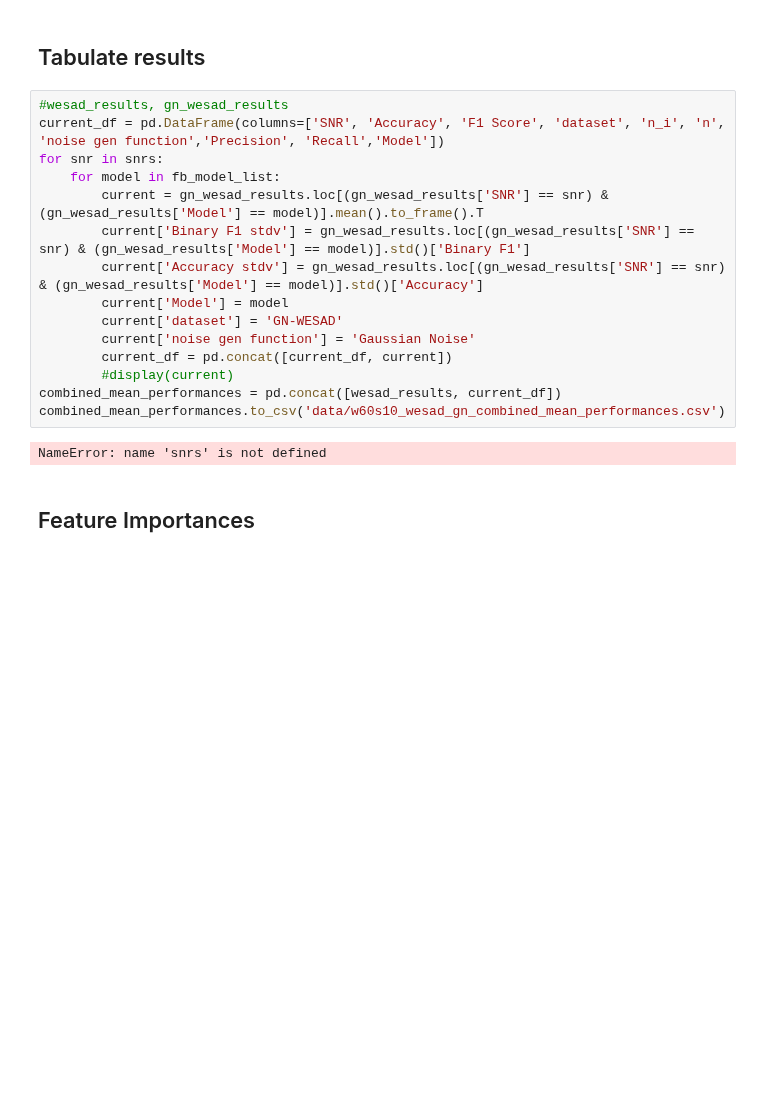
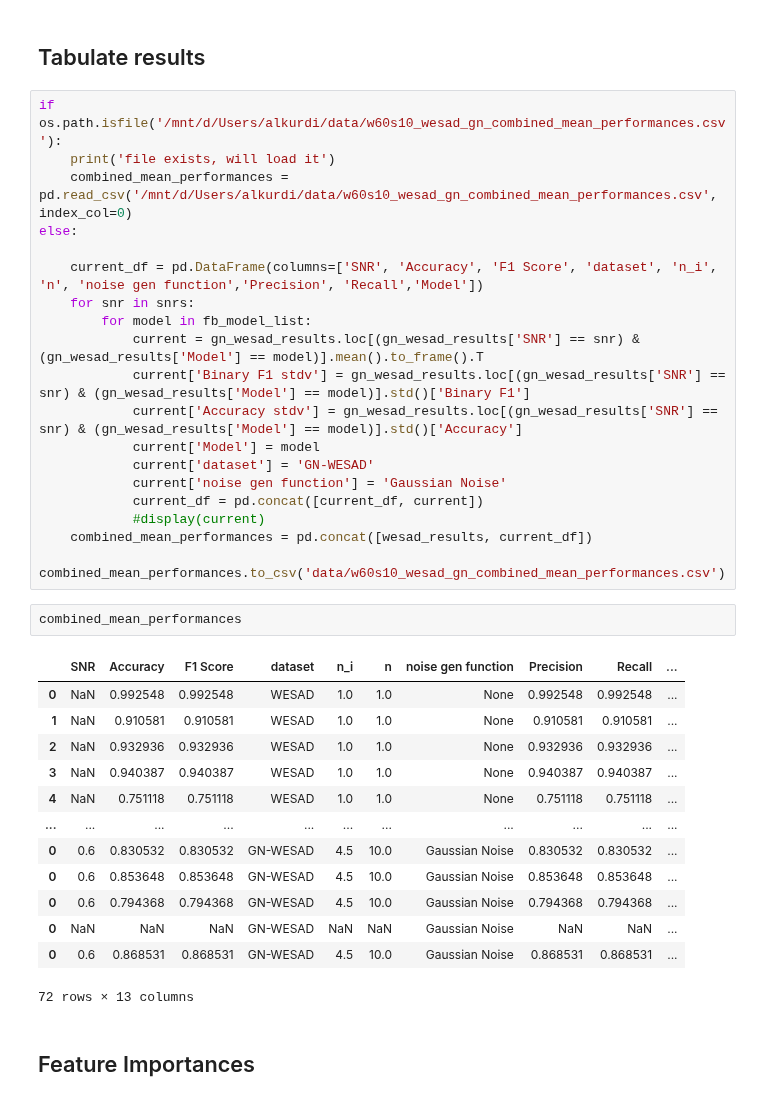
Before and after one commit to AbdulAlkurdi/anxietyFB, a Jupyter notebook: Study2.ipynb, the cells around one changed output. Drawn from its saved outputs; the diff is of its cells as text; blank space fills up the shorter version.

```diff
--- a/Study2.ipynb
+++ b/Study2.ipynb
@@ -890,22 +896,40 @@ ax.legend(loc='upper left')
 # %% [markdown]
 ## Tabulate results
 # %%
-#wesad_results, gn_wesad_results
-current_df = pd.DataFrame(columns=['SNR', 'Accuracy', 'F1 Score', 'dataset', 'n_i', 'n', 'noise gen function','Precision', 'Recall','Model'])
-for snr in snrs:
-    for model in fb_model_list:
-        current = gn_wesad_results.loc[(gn_wesad_results['SNR'] == snr) & (gn_wesad_results['Model'] == model)].mean().to_frame().T
-        current['Binary F1 stdv'] = gn_wesad_results.loc[(gn_wesad_results['SNR'] == snr) & (gn_wesad_results['Model'] == model)].std()['Binary F1']
-        current['Accuracy stdv'] = gn_wesad_results.loc[(gn_wesad_results['SNR'] == snr) & (gn_wesad_results['Model'] == model)].std()['Accuracy']
-        current['Model'] = model
-        current['dataset'] = 'GN-WESAD'
-        current['noise gen function'] = 'Gaussian Noise'
-        current_df = pd.concat([current_df, current])
-        #display(current)
-combined_mean_performances = pd.concat([wesad_results, current_df])
-combined_mean_performances.to_csv('data/w60s10_wesad_gn_combined_mean_performances.csv')
+if os.path.isfile('/mnt/d/Users/alkurdi/data/w60s10_wesad_gn_combined_mean_performances.csv'):
+    print('file exists, will load it')
+    combined_mean_performances = pd.read_csv('/mnt/d/Users/alkurdi/data/w60s10_wesad_gn_combined_mean_performances.csv', index_col=0)
+else:
+
+    current_df = pd.DataFrame(columns=['SNR', 'Accuracy', 'F1 Score', 'dataset', 'n_i', 'n', 'noise gen function','Precision', 'Recall','Model'])
+    for snr in snrs:
+        for model in fb_model_list:
+            current = gn_wesad_results.loc[(gn_wesad_results['SNR'] == snr) & (gn_wesad_results['Model'] == model)].mean().to_frame().T
+            current['Binary F1 stdv'] = gn_wesad_results.loc[(gn_wesad_results['SNR'] == snr) & (gn_wesad_results['Model'] == model)].std()['Binary F1']
+            current['Accuracy stdv'] = gn_wesad_results.loc[(gn_wesad_results['SNR'] == snr) & (gn_wesad_results['Model'] == model)].std()['Accuracy']
+            current['Model'] = model
+            current['dataset'] = 'GN-WESAD'
+            current['noise gen function'] = 'Gaussian Noise'
+            current_df = pd.concat([current_df, current])
+            #display(current)
+    combined_mean_performances = pd.concat([wesad_results, current_df])
+    combined_mean_performances.to_csv('data/w60s10_wesad_gn_combined_mean_performances.csv')
-# %% [output]
-NameError: name 'snrs' is not defined
+# %%
+combined_mean_performances
+# %% [output]
+|  | SNR | Accuracy | F1 Score | dataset | n_i | n | noise gen function | Precision | Recall | ... |
+| 0 | NaN | 0.992548 | 0.992548 | WESAD | 1.0 | 1.0 | None | 0.992548 | 0.992548 | ... |
+| 1 | NaN | 0.910581 | 0.910581 | WESAD | 1.0 | 1.0 | None | 0.910581 | 0.910581 | ... |
+| 2 | NaN | 0.932936 | 0.932936 | WESAD | 1.0 | 1.0 | None | 0.932936 | 0.932936 | ... |
+| 3 | NaN | 0.940387 | 0.940387 | WESAD | 1.0 | 1.0 | None | 0.940387 | 0.940387 | ... |
+| 4 | NaN | 0.751118 | 0.751118 | WESAD | 1.0 | 1.0 | None | 0.751118 | 0.751118 | ... |
+| ... | ... | ... | ... | ... | ... | ... | ... | ... | ... | ... |
+| 0 | 0.6 | 0.830532 | 0.830532 | GN-WESAD | 4.5 | 10.0 | Gaussian Noise | 0.830532 | 0.830532 | ... |
+| 0 | 0.6 | 0.853648 | 0.853648 | GN-WESAD | 4.5 | 10.0 | Gaussian Noise | 0.853648 | 0.853648 | ... |
+| 0 | 0.6 | 0.794368 | 0.794368 | GN-WESAD | 4.5 | 10.0 | Gaussian Noise | 0.794368 | 0.794368 | ... |
+| 0 | NaN | NaN | NaN | GN-WESAD | NaN | NaN | Gaussian Noise | NaN | NaN | ... |
+| 0 | 0.6 | 0.868531 | 0.868531 | GN-WESAD | 4.5 | 10.0 | Gaussian Noise | 0.868531 | 0.868531 | ... |
+72 rows × 13 columns
 # %% [markdown]
 ## Feature Importances
 # %%
```
Also changed, not shown: parts of 16 cells of this notebook, 22 other files.
